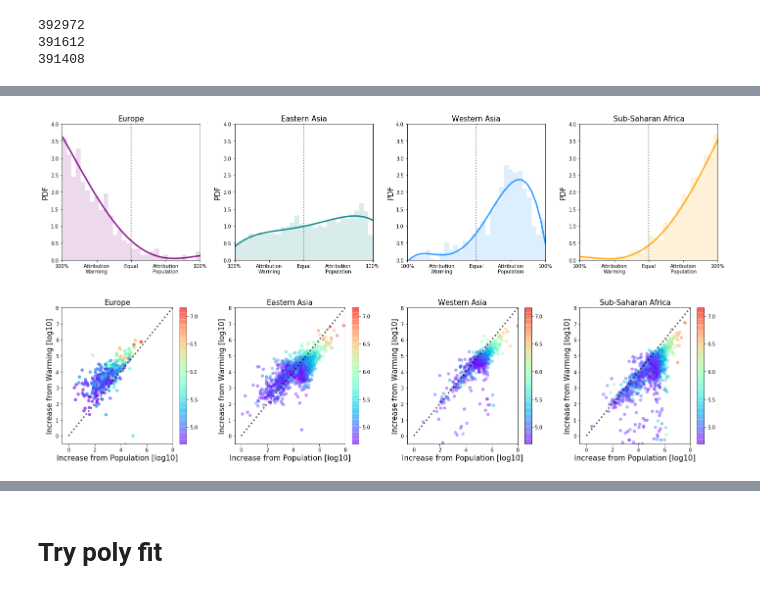
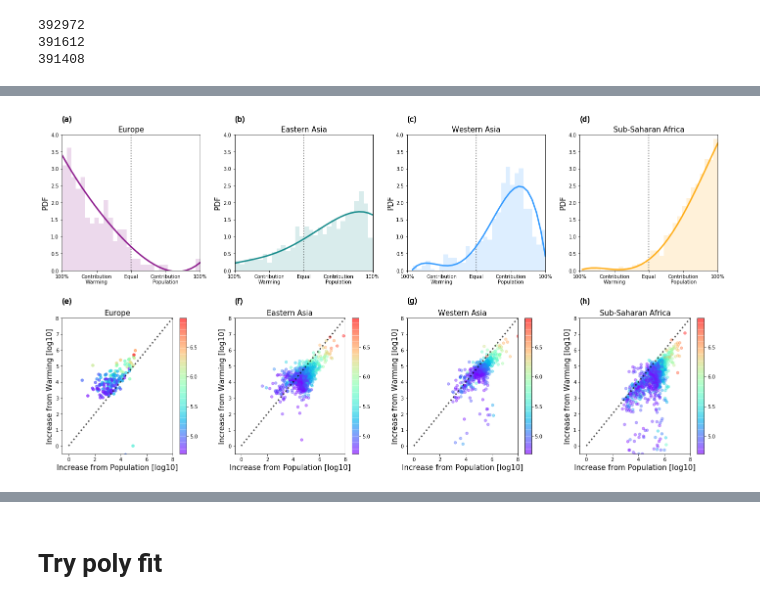
Before and after one commit to ecohydro/GlobalUrbanHeat, a Jupyter notebook: Notebooks/cpt_Fig2_Final.ipynb, the cells around one changed output, grey strips where cells are left out. Drawn from its saved outputs; the diff is of its cells as text; code cells hidden in the pictures.

```diff
--- a/Notebooks/cpt_Fig2_Final.ipynb
+++ b/Notebooks/cpt_Fig2_Final.ipynb
@@ -254,6 +255,9 @@ loc1 = 'Europe'
 chunk1 = HI_STATS[HI_STATS[geog1] == loc1]
 plotdata1 = run_OLS(chunk1, 'ID_HDC_G0', alpha = 0.05)
 plotdata1 = plotdata1.merge(df_years, on = 'ID_HDC_G0', how = 'left')
+print(len(plotdata1))
+plotdata1 = plotdata1[plotdata1['p_value_pdays'] < 0.05] # drop Pdays below 0.05
+print(len(plotdata1))
 
 # Chunk 2
 geog2 = 'sub-region'
@@ -261,7 +265,9 @@ loc2 = 'Eastern Asia'
 chunk2 = HI_STATS[HI_STATS[geog2] == loc2]
 plotdata2 = run_OLS(chunk2, 'ID_HDC_G0', alpha = 0.05)
 plotdata2 = plotdata2.merge(df_years, on = 'ID_HDC_G0', how = 'left')
-
+print(len(plotdata2))
+plotdata2 = plotdata2[plotdata2['p_value_pdays'] < 0.05] # drop Pdays below 0.05
+print(len(plotdata2))
 
 # Chunk 3
 geog3 = 'sub-region'
@@ -269,6 +275,9 @@ loc3 = 'Western Asia'
 chunk3 = HI_STATS[HI_STATS[geog3] == loc3]
 plotdata3 = run_OLS(chunk3, 'ID_HDC_G0', alpha = 0.05)
 plotdata3 = plotdata3.merge(df_years, on = 'ID_HDC_G0', how = 'left')
+print(len(plotdata3))
+plotdata3 = plotdata3[plotdata3['p_value_pdays'] < 0.05] # drop Pdays below 0.05
+print(len(plotdata3))
 
 # Chunk 4
 geog4 = 'sub-region'
@@ -276,3 +285,6 @@ loc4 = 'Sub-Saharan Africa'
 chunk4 = HI_STATS[HI_STATS[geog4] == loc4]
 plotdata4 = run_OLS(chunk4, 'ID_HDC_G0', alpha = 0.05)
 plotdata4 = plotdata4.merge(df_years, on = 'ID_HDC_G0', how = 'left')
+print(len(plotdata4))
+plotdata4 = plotdata4[plotdata4['p_value_pdays'] < 0.05] # drop Pdays below 0.05
+print(len(plotdata4))
@@ -301,7 +322,7 @@ for i, df in enumerate(zip(df_list, color_list)):
         ylim = [0,4]
         ticks = [0, .25, .5, .75, 1]
         #labels = [str(100), 50, 0, 50, str(100)]#[100, 80, 60, 40, 20, 0, 20, 40, 60, 80, 100]
-        labels = ['100%','Attribution\nWarming', 'Equal', 'Attribution\nPopulation', '100%']
+        labels = ['100%','Contribution\nWarming', 'Equal', 'Contribution\nPopulation', '100%']
 
         # Git data for hist and poly fit
         data = df[0]['coef_attrib_norm']
@@ -340,36 +361,49 @@ for i, df in enumerate(zip(df_list, color_list)):
     if i >= 4:
         lim = 8
 
+        # Make Data
         X = np.log10(df[0]['coef_pop']*scale)
         Y = np.log10(df[0]['coef_heat']*scale)
-        C = np.log10(df[0]['P2016']) ##########<<<< CASCADE FIX SO WE CAN CITY
+        C = np.log10(df[0]['P2016'])
 
         # plots
         im  = axs[i].scatter(X, Y, alpha = 0.4, marker = 'h', c = C, cmap = 'rainbow')
 
         # Make one-to-one-line
         axs[i].plot([0, lim], [0, lim], ':', lw=3, alpha = 0.7, color = 'black')
         axs[i].set_title(loc_list[i], fontsize = 15)
 
         if i == 4:
             cmap = axs[i].scatter(X, Y, alpha = 0.4, marker = 'h', c = C, cmap = 'rainbow')
 
         fig.colorbar(ax = axs[i],  mappable = cmap)
 
         # Set limits
         axs[i].set_xlim([-0.5, lim])
         axs[i].set_ylim([-0.5, lim])
 
         axs[i].set_ylabel('Increase from Warming [log10]', fontsize = 15)
         axs[i].set_xlabel('Increase from Population [log10]', fontsize = 15)
 
+    # add panel labels
+    axs[0].text(0.00, 1.1, '(a)', transform=axs[0].transAxes, size=15 )
+    axs[0].text(1.25, 1.1, '(b)', transform=axs[0].transAxes, size=15 )
+    axs[0].text(2.5, 1.1, '(c)', transform=axs[0].transAxes, size=15 )
+    axs[0].text(3.75, 1.1, '(d)', transform=axs[0].transAxes, size=15 )
+    axs[0].text(0.00, -.24, '(e)', transform=axs[0].transAxes, size=15 )
+    axs[0].text(1.25, -.24, '(f)', transform=axs[0].transAxes, size=15 )
+    axs[0].text(2.5, -.24, '(g)', transform=axs[0].transAxes, size=15 )
+    axs[0].text(3.75, -.24, '(h)', transform=axs[0].transAxes, size=15 )
+
+
 
 # Set the ticks and ticklabels for all axes
 #plt.setp(axs, xticks=ticks, xticklabels=labels);
 
 ## Labels
 # plt.xlabel('Coef of Attribtuion (Right is people, left heat)', fontsize = 15, labelpad = 10)
 # plt.ylabel('PDF', fontsize = 15)
 # fig.title('Dist of PeopleDays Attribution Coef, 1983 - 2016', fontsize = 15)
+plt.savefig(FIG_OUT+'FIG2.png', dpi = 300, bbox_inches='tight')
 # %% [output]
-[figure, old version]
+[figure, new version]
```
Also changed, not shown: parts of 8 cells of this notebook, 4 other files.
